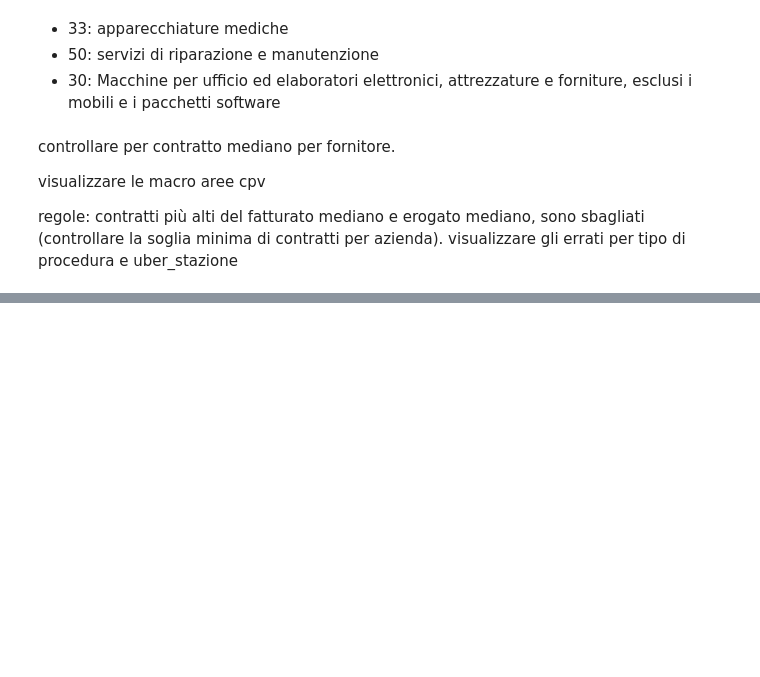
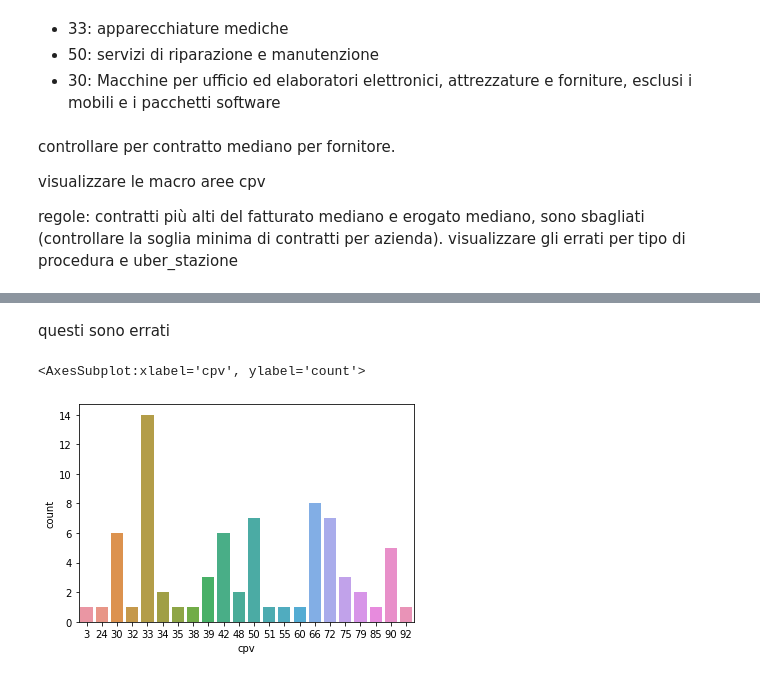
Before and after one commit to Yourne/synapthesis, a Jupyter notebook: Luglio23sett/datasetV2.ipynb, the cells around one changed output, grey strips where cells are left out. Drawn from its saved outputs; the diff is of its cells as text; code cells hidden in the pictures; blank space fills up the shorter version.

```diff
--- a/Luglio2sett/datasetV2.ipynb
+++ b/Luglio23sett/datasetV2.ipynb
@@ -256,0 +401,5 @@ regole: contratti più alti del fatturato mediano e erogato mediano, sono sbagli
+# %%
+# affidamenti aventi durate sopra x anni
+n_years = 10
+mask = (df.tipo_procedura == "affidamento") & (df.durata.dt.days > 365 * n_years)
+df[mask]
@@ -256,0 +425,9 @@ regole: contratti più alti del fatturato mediano e erogato mediano, sono sbagli
+# %% [markdown]
+questi sono errati
+# %%
+min_years = 5
+mask = (df.tipo_procedura == "affidamento") & (df.durata.dt.days.between(365 * min_years, 365 * n_years)) & (df.importo > 25e3)
+sns.countplot(data = df[mask], x="cpv")
+# %% [output]
+<AxesSubplot:xlabel='cpv', ylabel='count'>
+[figure, added]
```
Also changed, not shown: parts of 27 cells of this notebook, 1 other file.
